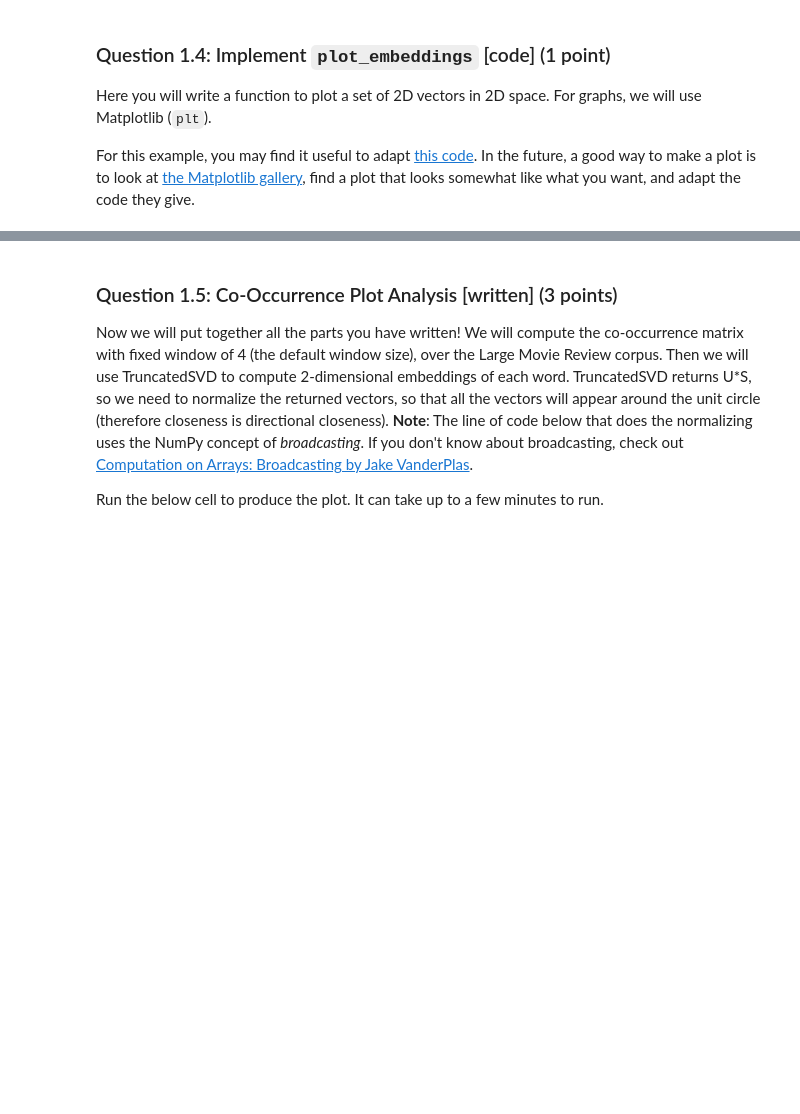
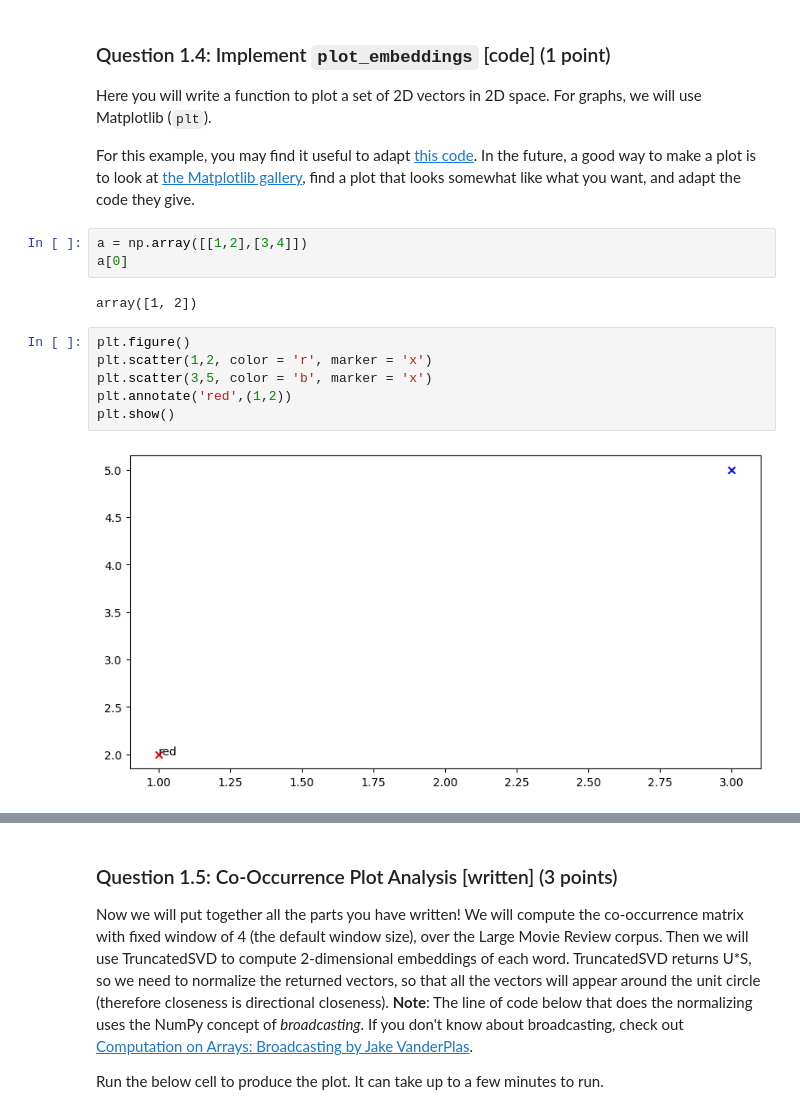
Before and after one commit to hqcfmlno1/CS224n_Assignment_GR1, a Jupyter notebook: student/exploring_word_vectors.ipynb, the cells around one changed output, grey strips where cells are left out. Drawn from its saved outputs; the diff is of its cells as text; blank space fills up the shorter version.

```diff
--- a/student/exploring_word_vectors.ipynb
+++ b/student/exploring_word_vectors.ipynb
@@ -454,6 +467,19 @@ print ("-" * 80)
 Here you will write a function to plot a set of 2D vectors in 2D space. For graphs, we will use Matplotlib (`plt`).
 
 For this example, you may find it useful to adapt [this code](http://web.archive.org/web/20190924160434/https://www.pythonmembers.club/2018/05/08/matplotlib-scatter-plot-annotate-set-text-at-label-each-point/). In the future, a good way to make a plot is to look at [the Matplotlib gallery](https://matplotlib.org/gallery/index.html), find a plot that looks somewhat like what you want, and adapt the code they give.
+# %%
+a = np.array([[1,2],[3,4]])
+a[0]
+# %% [output]
+array([1, 2])
+# %%
+plt.figure()
+plt.scatter(1,2, color = 'r', marker = 'x')
+plt.scatter(3,5, color = 'b', marker = 'x')
+plt.annotate('red',(1,2))
+plt.show()
+# %% [output]
+[figure, added]
 # %%
 def plot_embeddings(M_reduced, word2ind, words):
     """ Plot in a scatterplot the embeddings of the words specified in the list "words".
```
Also changed, not shown: parts of 46 cells of this notebook.
